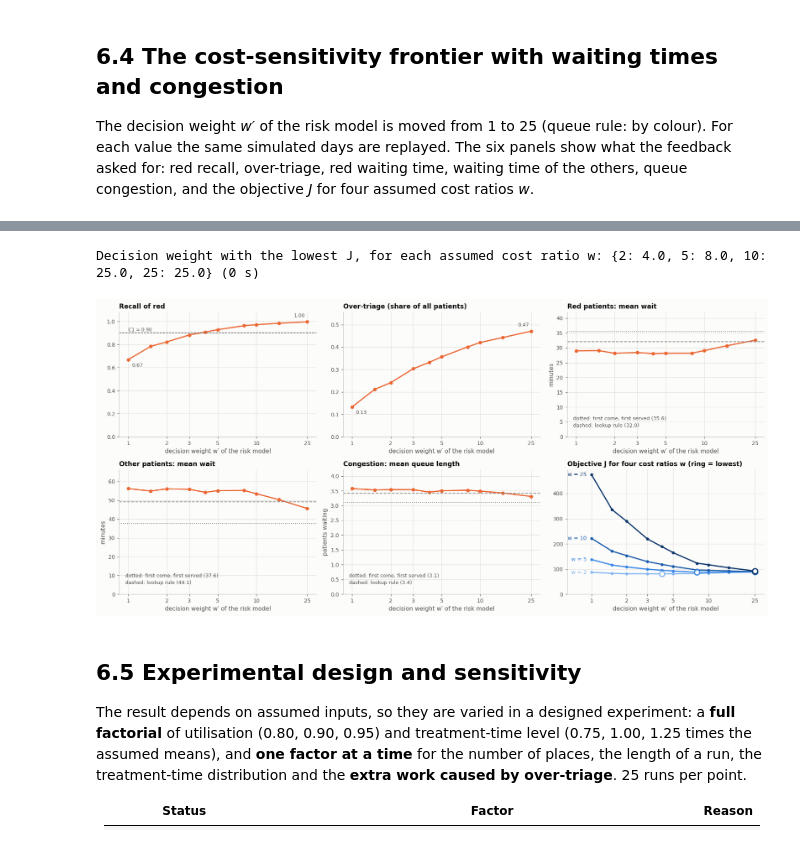
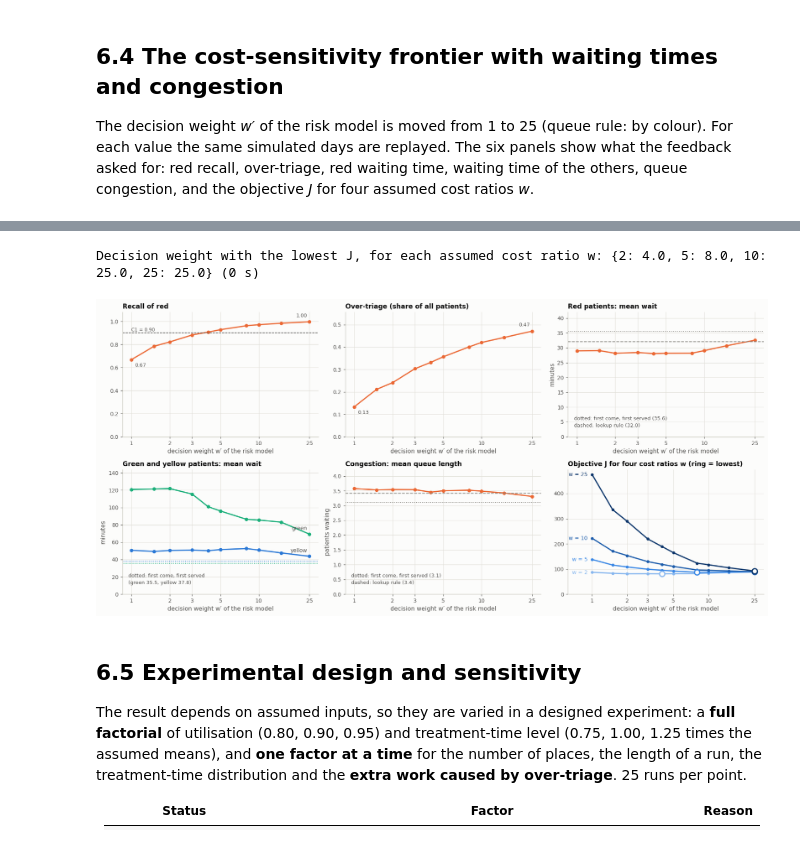
Before and after one commit to Mobashra/IND310, a Jupyter notebook: PROJECT/Health02_triage_notebook_v4_waits2.ipynb, the cells around one changed output, grey strips where cells are left out. Saved outputs shown, nothing was run; the diff lists cells and outputs as text; code cells hidden in the pictures.

```diff
--- a/PROJECT/Health02_triage_notebook_v4_waits.ipynb
+++ b/PROJECT/Health02_triage_notebook_v4_waits2.ipynb
@@ -1748,8 +1748,8 @@ The decision weight *w′* of the risk model is moved from 1 to 25 (queue rule:
 # %%
 t0 = time.time(); WQ = [1, 1.5, 2, 3, 4, 5, 8, 10, 15, 25]; rows = []
 for w in WQ:
-    a_ = decide(proba_test, w, LK_TEST); m = evaluate(a_, a_, RUNS).mean(); lm = level_metrics(y_test, a_)
-    rows.append({"w'": w, "red_recall": lm["red_recall"], "over_triage": lm["over_triage"], "red_wait": m.red_wait, "other_wait": m.other_wait, "queue_len": m.queue_len,
+    a_ = decide(proba_test, w, LK_TEST); m = evaluate(a_, a_, RUNS).mean(); lm = level_metrics(y_test, a_); wc = wait_by_colour(a_, a_, RUNS).mean()
+    rows.append({"w'": w, "red_recall": lm["red_recall"], "over_triage": lm["over_triage"], "red_wait": m.red_wait, "green_wait": wc["green wait"], "yellow_wait": wc["yellow wait"], "other_wait": m.other_wait, "queue_len": m.queue_len,
                  "deteriorated_per_100": m.deteriorated_per_100, **{f"J@w={r}": J_cost(m, r) for r in (2, 5, 10, 25)}})
 FQ = pd.DataFrame(rows); display(FQ.round(2))
 BEST_WQ = {r: float(FQ.loc[FQ[f"J@w={r}"].idxmin(), "w'"]) for r in (2, 5, 10, 25)}
@@ -1770,6 +1770,14 @@ for a_, (col, ttl, unit) in zip(axs[:5], [("red_recall", "Recall of red", ""), (
     if col in ("red_wait", "other_wait", "queue_len"):
         a_.axhline(fifo[col], color=MUTED, ls=":", lw=1.3); a_.axhline(lk_[col], color=MUTED, ls="--", lw=1.3)
         a_.text(0.03, 0.08, f"dotted: first come, first served ({fifo[col]:.1f})\ndashed: lookup rule ({lk_[col]:.1f})", transform=a_.transAxes, fontsize=8.5, color=INK2, linespacing=1.5)
+# panel 4: waits of green and yellow patients (the second professor asked for the green waiting time)
+a_ = axs[3]; a_.clear(); fw = WAIT_COLOUR.loc["First come, first served"]
+a_.plot(FQ["w'"], FQ["green_wait"], marker="o", ms=5, color=AQUA); a_.plot(FQ["w'"], FQ["yellow_wait"], marker="o", ms=5, color=BLUE)
+a_.axhline(fw["green wait"], color=AQUA, ls=":", lw=1.3); a_.axhline(fw["yellow wait"], color=BLUE, ls=":", lw=1.3)
+a_.annotate("green", (FQ["w'"].iloc[-1], FQ["green_wait"].iloc[-1]), textcoords="offset points", xytext=(-4, 7), ha="right", fontsize=9, color=INK2)
+a_.annotate("yellow", (FQ["w'"].iloc[-1], FQ["yellow_wait"].iloc[-1]), textcoords="offset points", xytext=(-4, 7), ha="right", fontsize=9, color=INK2)
+a_.set_title("Green and yellow patients: mean wait"); a_.set_ylabel("minutes"); a_.set_ylim(0, max(FQ["green_wait"].max(), fw["green wait"]) * 1.18)
+a_.text(0.03, 0.08, f"dotted: first come, first served\n(green {fw['green wait']:.1f}, yellow {fw['yellow wait']:.1f})", transform=a_.transAxes, fontsize=8.5, color=INK2, linespacing=1.5)
 for r, colr in zip((2, 5, 10, 25), ["#86b6ef", "#3987e5", "#1c5cab", "#0d366b"]):
     axs[5].plot(FQ["w'"], FQ[f"J@w={r}"], marker="o", ms=4, color=colr); axs[5].annotate(f"w = {r}", (FQ["w'"].iloc[0], FQ[f"J@w={r}"].iloc[0]), textcoords="offset points", xytext=(-8, -3), ha="right", fontsize=9, color=colr)
     j = int(FQ[f"J@w={r}"].to_numpy().argmin()); axs[5].scatter(FQ["w'"].iloc[j], FQ[f"J@w={r}"].iloc[j], s=80, facecolor=SURFACE, edgecolor=colr, linewidth=2, zorder=3)
@@ -1793,5 +1801,5 @@ show("fig_frontier_queue")
 Decision weight with the lowest J, for each assumed cost ratio w: {2: 4.0, 5: 8.0, 10: 25.0, 25: 25.0} (0 s)
-[figure, old version]
+[figure, new version]
 # %% [markdown]
 ## 6.5 Experimental design and sensitivity
 The result depends on assumed inputs, so they are varied in a designed experiment: a **full factorial** of utilisation (0.80, 0.90, 0.95) and treatment-time level (0.75, 1.00, 1.25 times the assumed means), and **one factor at a time** for the number of places, the length of a run, the treatment-time distribution and the **extra work caused by over-triage**. 25 runs per point.
```
Also changed, not shown: parts of 6 cells of this notebook, 9 other files.
